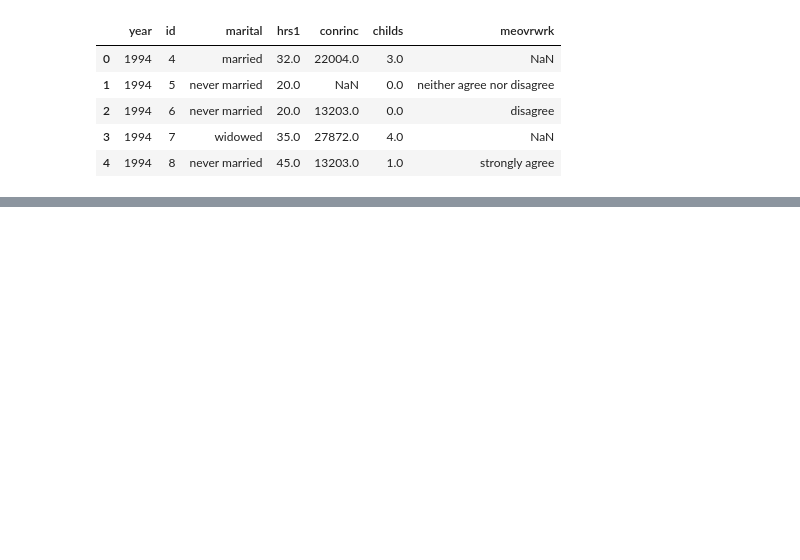
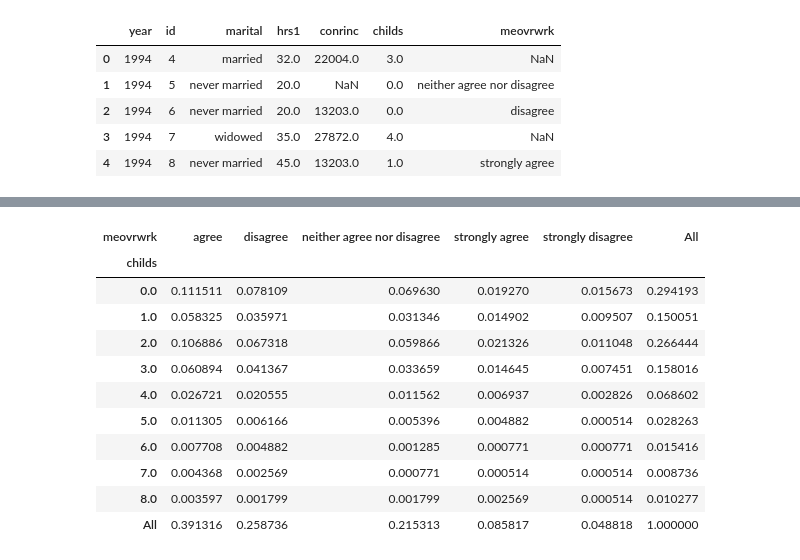
Before and after one commit to imdressel/project_gss, a Jupyter notebook: GSS_Camila_Part.ipynb, the cells around one changed output, grey strips where cells are left out. Cells and saved outputs as stored; diff of their text form; code cells hidden in the pictures; blank space fills up the shorter version.

```diff
--- a/GSS_Camila_Part.ipynb
+++ b/GSS_Camila_Part.ipynb
@@ -60,0 +70,15 @@ pd.crosstab(df['childs'],df['meovrwrk'],margins=True)
+# %%
+pd.crosstab(df['childs'],df['meovrwrk'],margins=True, normalize=True)
+# %% [output]
+| meovrwrk | agree | disagree | neither agree nor disagree | strongly agree | strongly disagree | All |
+| childs |  |  |  |  |  |  |
+| 0.0 | 0.111511 | 0.078109 | 0.069630 | 0.019270 | 0.015673 | 0.294193 |
+| 1.0 | 0.058325 | 0.035971 | 0.031346 | 0.014902 | 0.009507 | 0.150051 |
+| 2.0 | 0.106886 | 0.067318 | 0.059866 | 0.021326 | 0.011048 | 0.266444 |
+| 3.0 | 0.060894 | 0.041367 | 0.033659 | 0.014645 | 0.007451 | 0.158016 |
+| 4.0 | 0.026721 | 0.020555 | 0.011562 | 0.006937 | 0.002826 | 0.068602 |
+| 5.0 | 0.011305 | 0.006166 | 0.005396 | 0.004882 | 0.000514 | 0.028263 |
+| 6.0 | 0.007708 | 0.004882 | 0.001285 | 0.000771 | 0.000771 | 0.015416 |
+| 7.0 | 0.004368 | 0.002569 | 0.000771 | 0.000514 | 0.000514 | 0.008736 |
+| 8.0 | 0.003597 | 0.001799 | 0.001799 | 0.002569 | 0.000514 | 0.010277 |
+| All | 0.391316 | 0.258736 | 0.215313 | 0.085817 | 0.048818 | 1.000000 |
```
Also changed, not shown: parts of 7 cells of this notebook.
